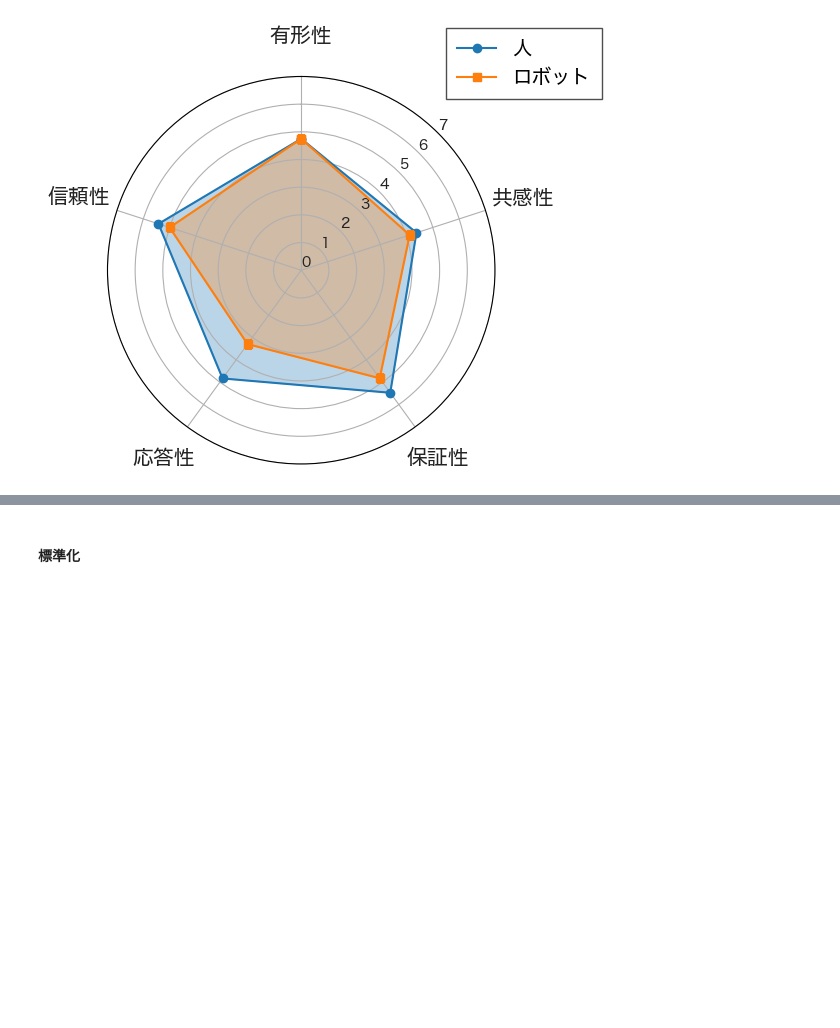
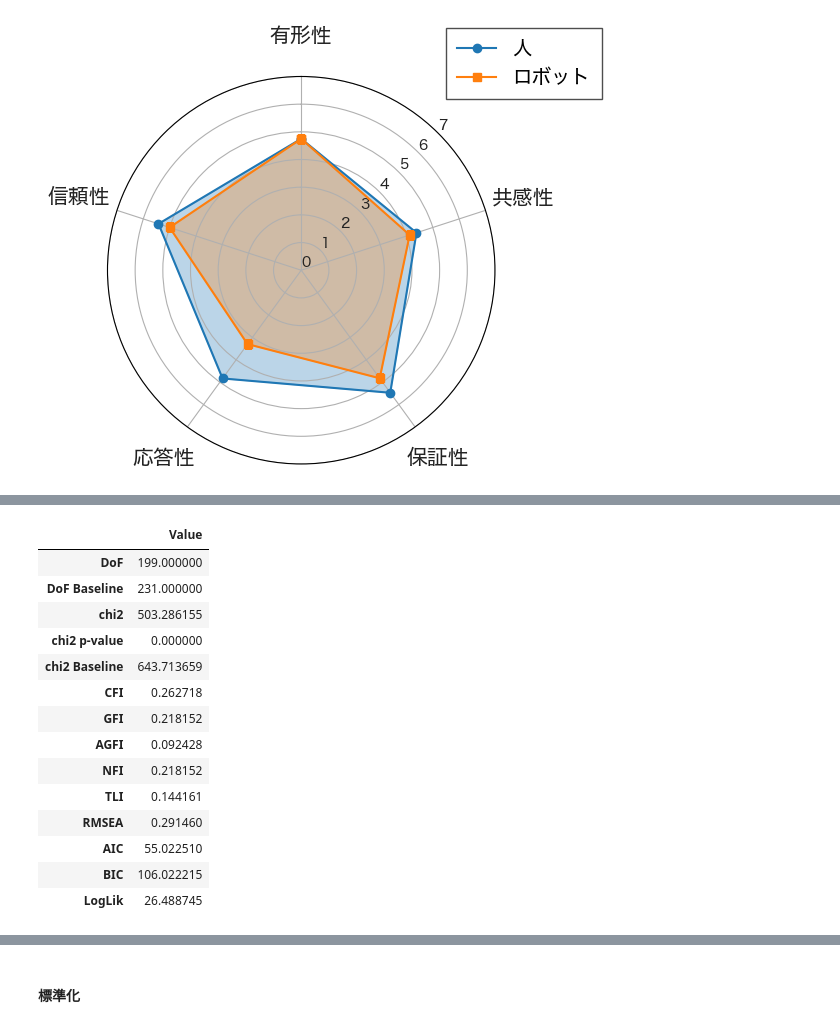
Before and after one commit to hayaponpoco/CommU_cafe, a Jupyter notebook: analysis/analysis.ipynb, the cells around one changed output, grey strips where cells are left out. Cells and saved outputs as stored; diff of their text form; code cells hidden in the pictures; blank space fills up the shorter version.

```diff
--- a/analysis/analysis.ipynb
+++ b/analysis/analysis.ipynb
@@ -318,0 +417,5 @@ fig.savefig('./radar_chart.png', dpi=300, bbox_inches='tight', pad_inches=0.05,
+# %%
+# 適合度の出力
+stats = semopy.calc_stats(model)
+stats.transpose()
+# %% [output]
@@ -318,0 +423,15 @@ fig.savefig('./radar_chart.png', dpi=300, bbox_inches='tight', pad_inches=0.05,
+|  | Value |
+| DoF | 199.000000 |
+| DoF Baseline | 231.000000 |
+| chi2 | 503.286155 |
+| chi2 p-value | 0.000000 |
+| chi2 Baseline | 643.713659 |
+| CFI | 0.262718 |
+| GFI | 0.218152 |
+| AGFI | 0.092428 |
+| NFI | 0.218152 |
+| TLI | 0.144161 |
+| RMSEA | 0.291460 |
+| AIC | 55.022510 |
+| BIC | 106.022215 |
+| LogLik | 26.488745 |
```
Also changed, not shown: parts of 16 cells of this notebook, 7 other files.
